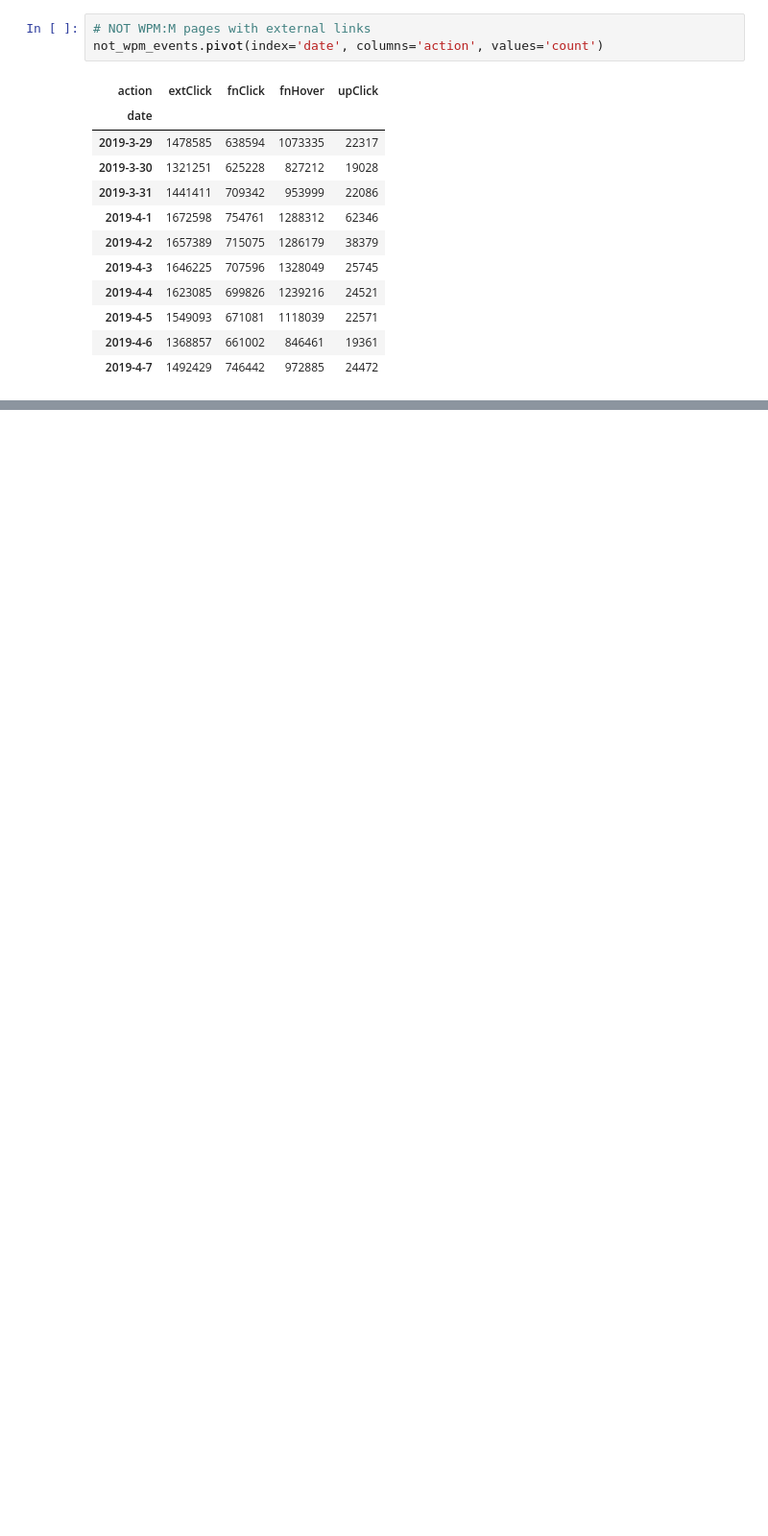
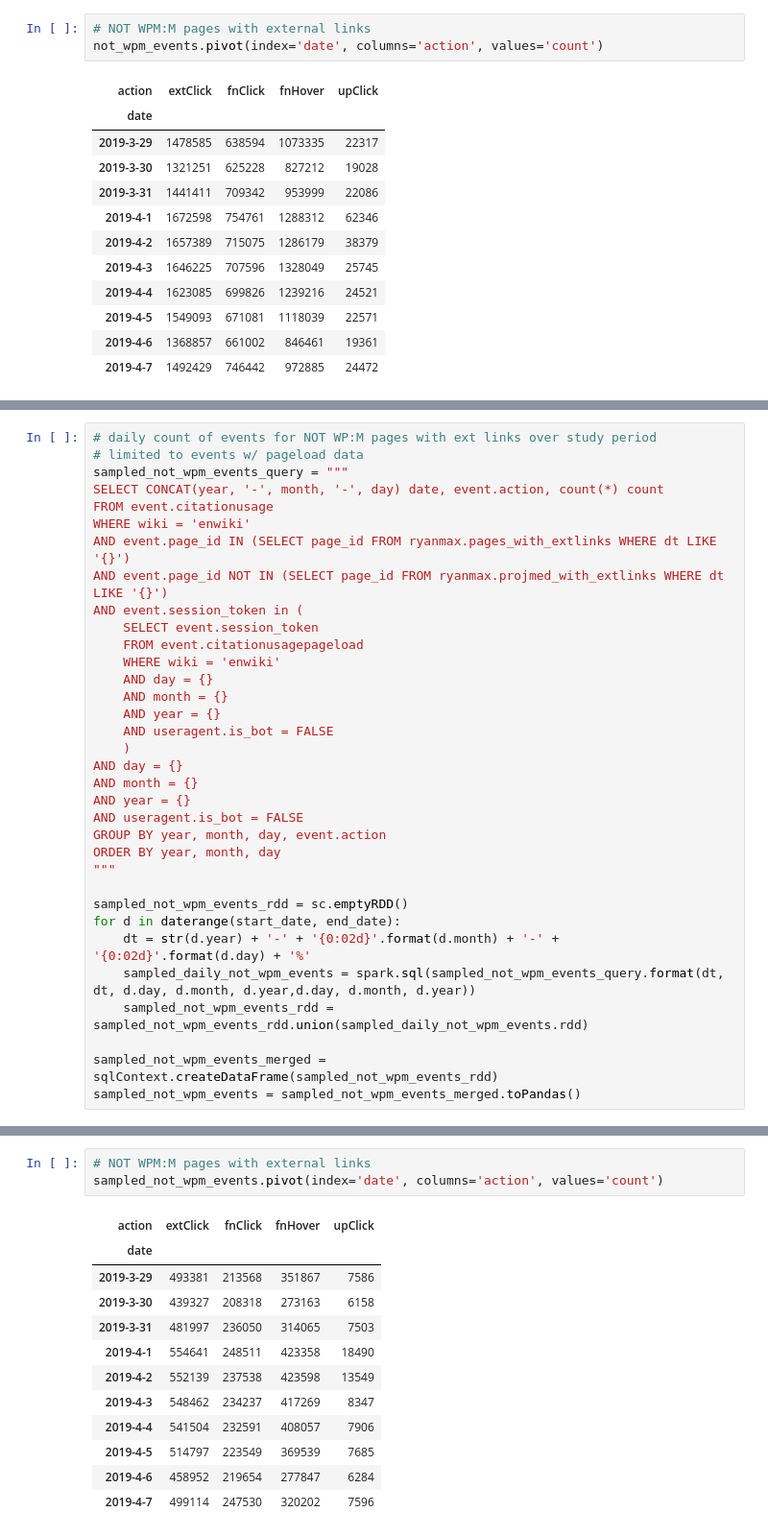
Before and after one commit to elifesciences-publications/wiki-citation-usage, a Jupyter notebook: pageload-event.ipynb, the cells around one changed output, grey strips where cells are left out. Shown at 96% size. Cells and saved outputs as stored; diff of their text form; blank space fills up the shorter version.

```diff
--- a/pageload-event.ipynb
+++ b/pageload-event.ipynb
@@ -399,0 +440,34 @@ not_wpm_events.pivot(index='date', columns='action', values='count')
+# %%
+# daily count of events for NOT WP:M pages with ext links over study period
+# limited to events w/ pageload data
+sampled_not_wpm_events_query = """
+SELECT CONCAT(year, '-', month, '-', day) date, event.action, count(*) count
+FROM event.citationusage
+WHERE wiki = 'enwiki'
+AND event.page_id IN (SELECT page_id FROM ryanmax.pages_with_extlinks WHERE dt LIKE '{}')
+AND event.page_id NOT IN (SELECT page_id FROM ryanmax.projmed_with_extlinks WHERE dt LIKE '{}')
+AND event.session_token in (
+    SELECT event.session_token
+    FROM event.citationusagepageload
+    WHERE wiki = 'enwiki'
+    AND day = {}
+    AND month = {}
+    AND year = {}
+    AND useragent.is_bot = FALSE
+    )
+AND day = {}
+AND month = {}
+AND year = {}
+AND useragent.is_bot = FALSE
+GROUP BY year, month, day, event.action
+ORDER BY year, month, day
+"""
+
+sampled_not_wpm_events_rdd = sc.emptyRDD()
+for d in daterange(start_date, end_date):
+    dt = str(d.year) + '-' + '{0:02d}'.format(d.month) + '-' + '{0:02d}'.format(d.day) + '%'
+    sampled_daily_not_wpm_events = spark.sql(sampled_not_wpm_events_query.format(dt, dt, d.day, d.month, d.year,d.day, d.month, d.year))
+    sampled_not_wpm_events_rdd = sampled_not_wpm_events_rdd.union(sampled_daily_not_wpm_events.rdd)
+
+sampled_not_wpm_events_merged = sqlContext.createDataFrame(sampled_not_wpm_events_rdd)
+sampled_not_wpm_events = sampled_not_wpm_events_merged.toPandas()
@@ -399,0 +559,16 @@ not_wpm_events.pivot(index='date', columns='action', values='count')
+# %%
+# NOT WPM:M pages with external links
+sampled_not_wpm_events.pivot(index='date', columns='action', values='count')
+# %% [output]
+| action | extClick | fnClick | fnHover | upClick |
+| date |  |  |  |  |
+| 2019-3-29 | 493381 | 213568 | 351867 | 7586 |
+| 2019-3-30 | 439327 | 208318 | 273163 | 6158 |
+| 2019-3-31 | 481997 | 236050 | 314065 | 7503 |
+| 2019-4-1 | 554641 | 248511 | 423358 | 18490 |
+| 2019-4-2 | 552139 | 237538 | 423598 | 13549 |
+| 2019-4-3 | 548462 | 234237 | 417269 | 8347 |
+| 2019-4-4 | 541504 | 232591 | 408057 | 7906 |
+| 2019-4-5 | 514797 | 223549 | 369539 | 7685 |
+| 2019-4-6 | 458952 | 219654 | 277847 | 6284 |
+| 2019-4-7 | 499114 | 247530 | 320202 | 7596 |
```
Also changed, not shown: parts of 18 cells of this notebook.
